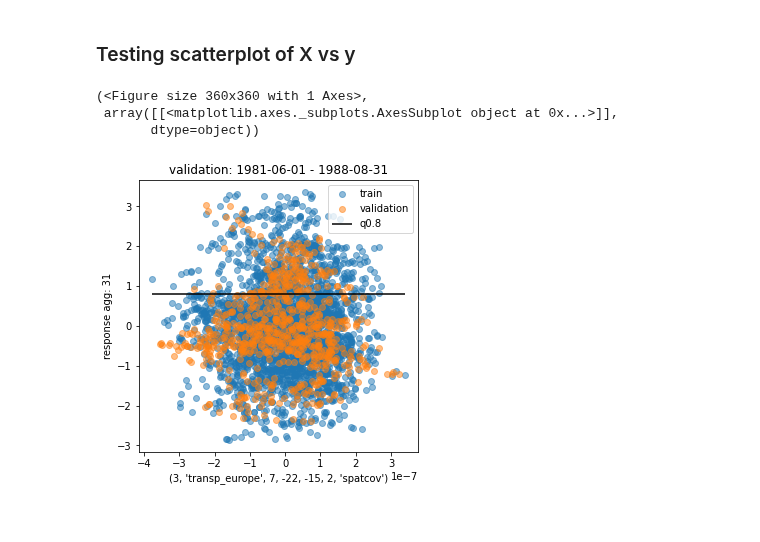
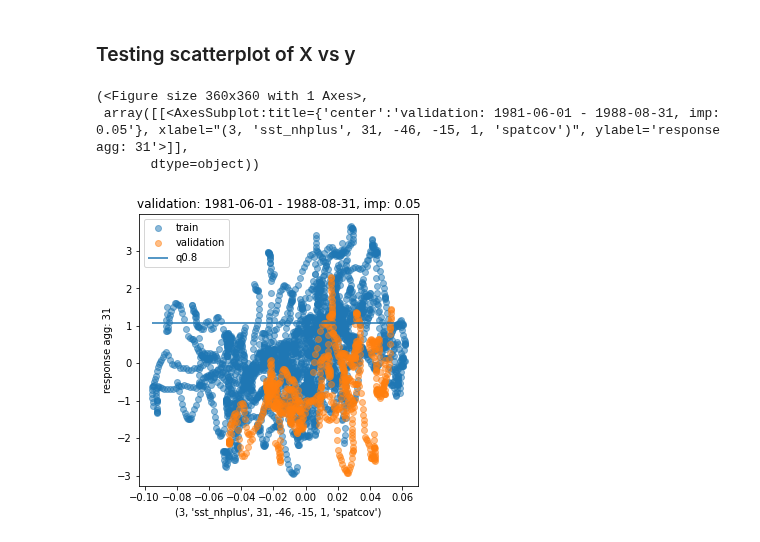
Before and after one commit to chiemvs/Weave, a Jupyter notebook: notebooks/test_inspection.ipynb, the cells around one changed output. Drawn from its saved outputs; the diff is of its cells as text; code cells hidden in the pictures.

```diff
--- a/notebooks/test_inspection.ipynb
+++ b/notebooks/test_inspection.ipynb
@@ -241,7 +169,12 @@ shap.global_shap()
+# %%
+model = HybridExceedenceModel(fit_base_to_all_cv = True, base_only = False, n_jobs = 15, max_depth = 5, min_samples_split = 30, n_estimators = 2500, max_features = 35)
+shaps = ImportanceData(shappath, respagg=31, separation= [-15], quantile = quantile, model=model)
+shaps.load_data(inputpath = inputpath, y_too=True)
+shaps.global_shap() # Reduces the column axis.
 # %%
-scatterplot(shap, shap.df.iloc[[shap.df.iloc[:,0].argmin()],:], quantile = 0.8)
+scatterplot(shaps, shaps.df.iloc[[shaps.df.iloc[:,0].argmax()],:], quantile = quantile)
 # %% [output]
 (<Figure size 360x360 with 1 Axes>,
- array([[<matplotlib.axes._subplots.AxesSubplot object at 0x...>]],
+ array([[<AxesSubplot:title={'center':'validation: 1981-06-01 - 1988-08-31, imp: 0.05'}, xlabel="(3, 'sst_nhplus', 31, -46, -15, 1, 'spatcov')", ylabel='response agg: 31'>]],
        dtype=object))
-[figure, old version]
+[figure, new version]
```
Also changed, not shown: parts of 35 cells of this notebook, 1 other file.
